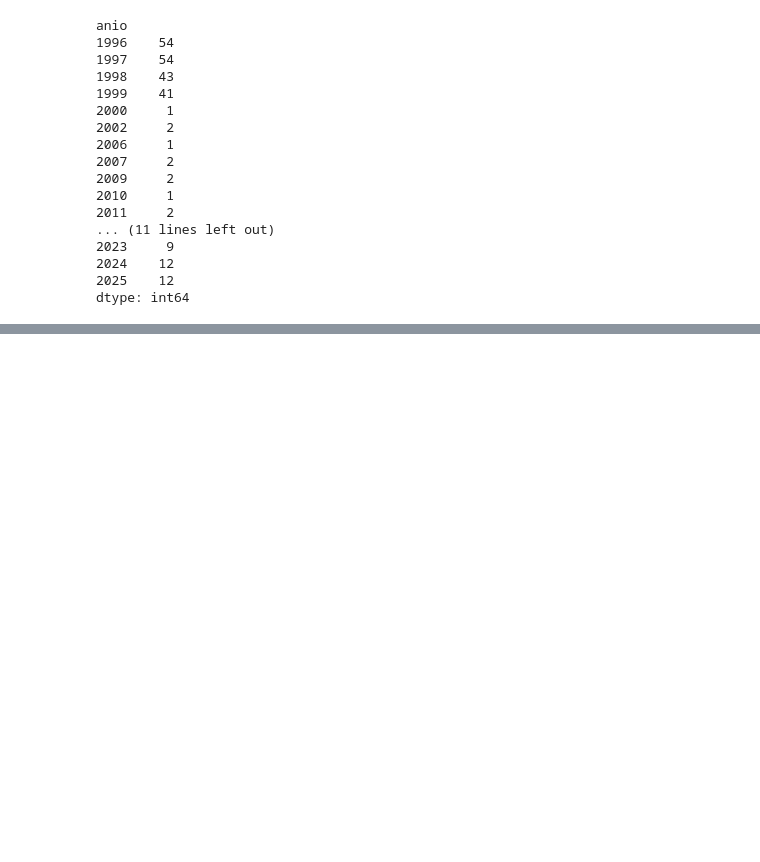
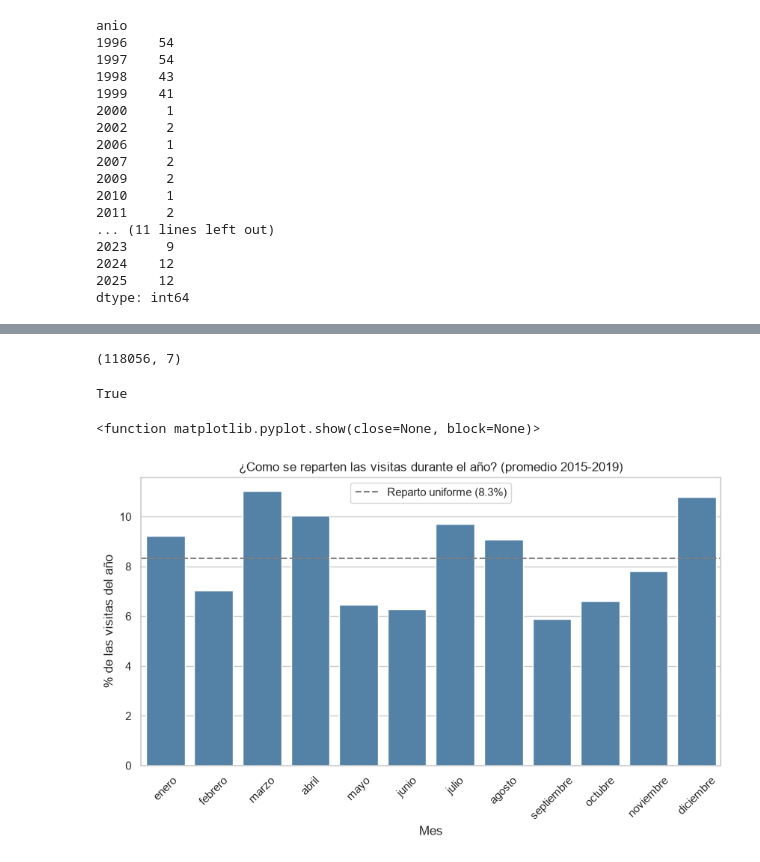
Before and after one commit to YolicLuna/BasesdeDatos_Analisis_Visualizacion_etc, a Jupyter notebook: Python/EDA_Zonas_Arqueologicas_Mexico/eda.ipynb, the cells around one changed output, grey strips where cells are left out. Drawn from its saved outputs; the diff is of its cells as text; code cells hidden in the pictures; blank space fills up the shorter version.

```diff
--- a/Python/EDA_Zonas_Arqueologicas_Mexico/eda.ipynb
+++ b/Python/EDA_Zonas_Arqueologicas_Mexico/eda.ipynb
@@ -428,0 +580,14 @@ dtype: int64
+# %%
+# Creamos un nuevo dataframe llamado df_largo que contenga los datos del dataframe df_completo en formato largo,
+# donde cada fila represente un mes y un tipo de visitante (nacional o extranjero)
+
+cols_mes = cols_nac + cols_ext
+
+df_largo = df_completo.melt(
+    id_vars=['anio', 'estado', 'recinto'],
+    value_vars=cols_mes,
+    var_name='mes_tipo',
+    value_name='visitantes'
+)
+
+df_largo.head()
@@ -428,0 +601,37 @@ dtype: int64
+# %%
+# Creamos nuevas columnas en el dataframe df_largo que representen el mes y el tipo de visitante (nacional o extranjero),
+# separando la columna 'mes_tipo' en dos columnas distintas
+
+df_largo[['mes', 'tipo']] = df_largo['mes_tipo'].str.split('_', expand=True)
+
+df_largo['mes'] = pd.Categorical(df_largo['mes'], categories=meses, ordered=True)
+
+print(df_largo.shape)
+# %% [output]
+(118056, 7)
+# %%
+# Verificamos que la suma de visitantes en el dataframe df_largo sea igual a la suma de visitantes en el dataframe df_completo
+
+print(df_largo['visitantes'].sum() == df_completo['total'].sum())
+# %% [output]
+True
+# %%
+# Mostramos un gráfico de barras que represente el porcentaje de visitantes por mes, considerando los años 2015 a 2019
+
+pre = df_largo[df_largo['anio'].between(2015, 2019)]
+
+por_mes = pre.groupby('mes', observed=True)['visitantes'].sum()
+por_mes_pct = por_mes / por_mes.sum() * 100
+
+fig, ax = plt.subplots(figsize=(10, 5))
+sns.barplot(x=por_mes.index, y=por_mes_pct, color='steelblue', ax=ax)
+ax.set_title('¿Como se reparten las visitas durante el año? (promedio 2015-2019)')
+ax.set_xlabel('Mes')
+ax.set_ylabel('% de las visitas del año')
+ax.axhline(100/12, linestyle='--', color='gray', label='Reparto uniforme (8.3%)')
+ax.legend()
+plt.xticks(rotation=45)
+plt.show
+# %% [output]
+<function matplotlib.pyplot.show(close=None, block=None)>
+[figure, added]
```
Also changed, not shown: parts of 26 cells of this notebook.
